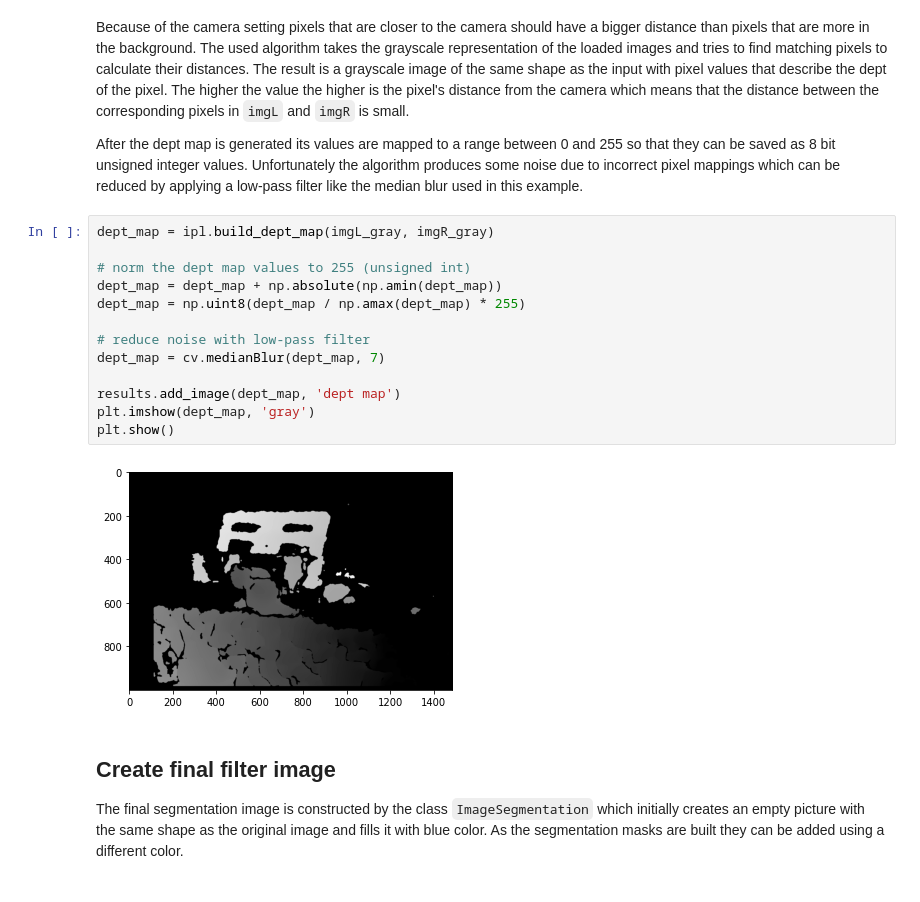
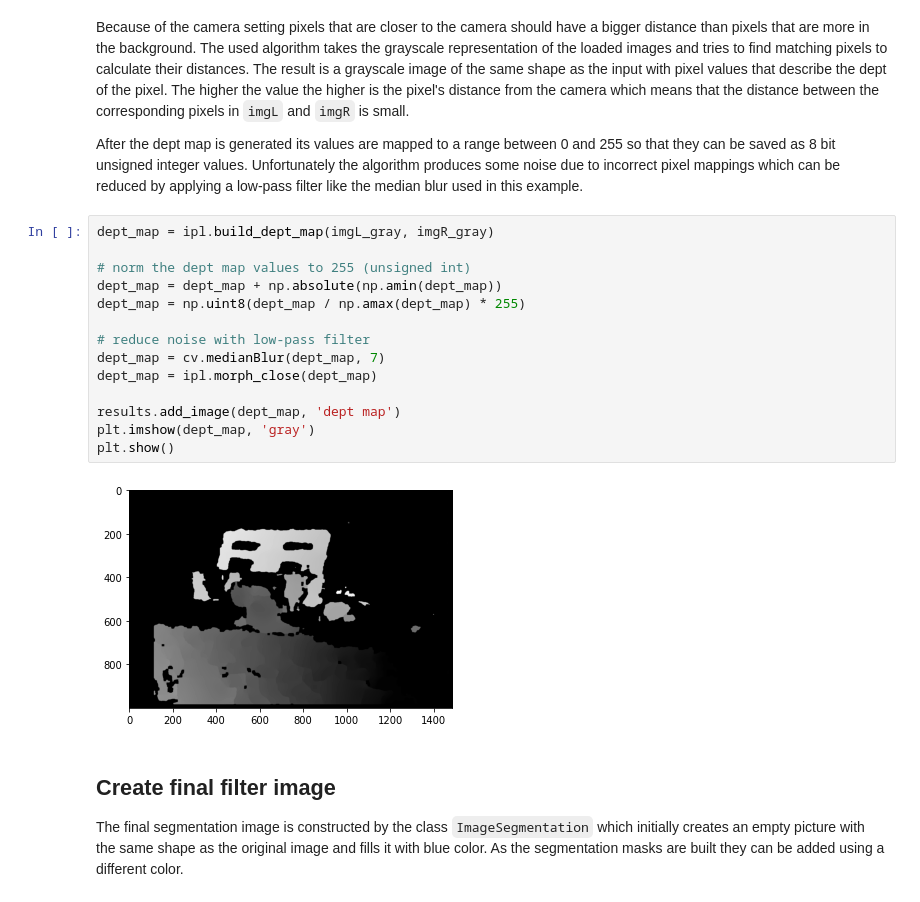
Before and after one commit to festplatte/udb-image-processing, a Jupyter notebook: assignment/final-assignment.ipynb, the cells around one changed output. Saved outputs shown, nothing was run; the diff lists cells and outputs as text.

```diff
--- a/assignment/final-assignment.ipynb
+++ b/assignment/final-assignment.ipynb
@@ -50,18 +50,19 @@ After the dept map is generated its values are mapped to a range between 0 and 2
 # %%
 dept_map = ipl.build_dept_map(imgL_gray, imgR_gray)
 
 # norm the dept map values to 255 (unsigned int)
 dept_map = dept_map + np.absolute(np.amin(dept_map))
 dept_map = np.uint8(dept_map / np.amax(dept_map) * 255)
 
 # reduce noise with low-pass filter
 dept_map = cv.medianBlur(dept_map, 7)
+dept_map = ipl.morph_close(dept_map)
 
 results.add_image(dept_map, 'dept map')
 plt.imshow(dept_map, 'gray')
 plt.show()
 # %% [output]
-[figure, old version]
+[figure, new version]
 # %% [markdown]
 ## Create final filter image
 
```
Also changed, not shown: parts of 7 cells of this notebook, 3 other files.
